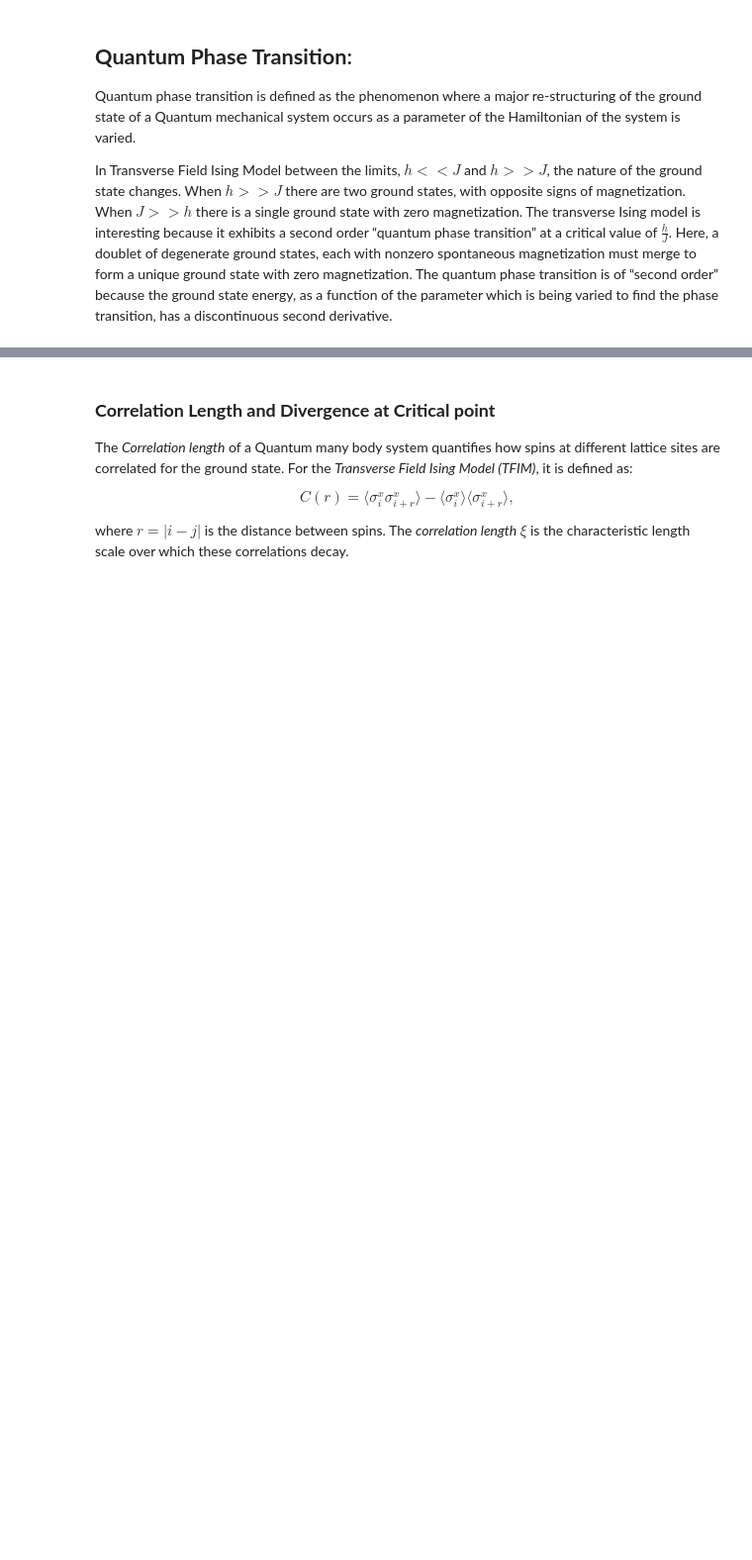
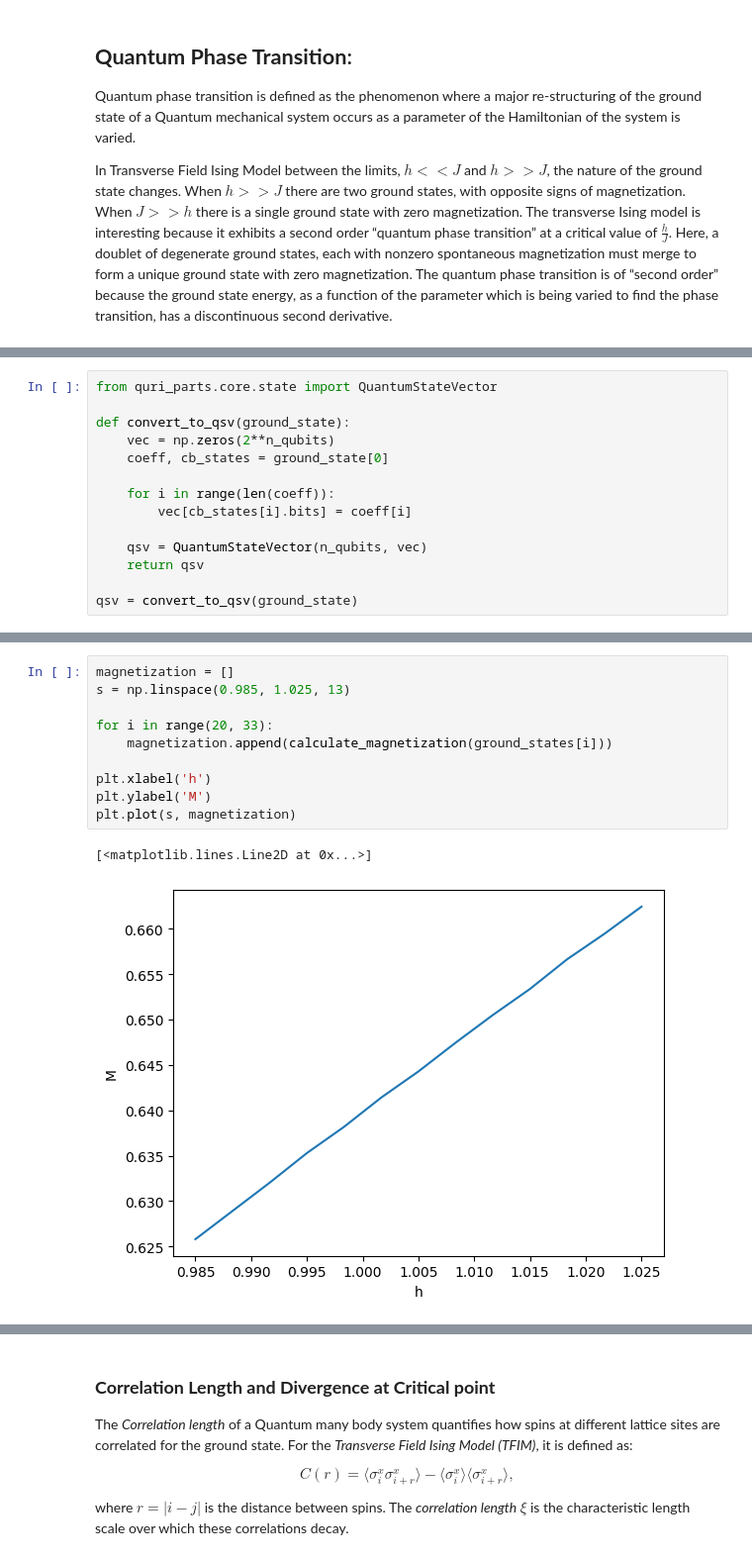
Before and after one commit to QunaSys/quri-parts, a Jupyter notebook: quri_sdk_notebooks/examples/0_quri-algo-vm/5_tfim/TFIM.ipynb, the cells around one changed output, grey strips where cells are left out. Shown at 99% size. Saved outputs shown, nothing was run; the diff lists cells and outputs as text; blank space fills up the shorter version.

```diff
--- a/quri_sdk_notebooks/examples/0_quri-algo-vm/5_tfim/TFIM.ipynb
+++ b/quri_sdk_notebooks/examples/0_quri-algo-vm/5_tfim/TFIM.ipynb
@@ -455,0 +423,14 @@ In Transverse Field Ising Model between the limits, $h << J$ and $h >> J$, the n
+# %%
+from quri_parts.core.state import QuantumStateVector
+
+def convert_to_qsv(ground_state):
+    vec = np.zeros(2**n_qubits)
+    coeff, cb_states = ground_state[0]
+
+    for i in range(len(coeff)):
+        vec[cb_states[i].bits] = coeff[i]
+
+    qsv = QuantumStateVector(n_qubits, vec)
+    return qsv
+
+qsv = convert_to_qsv(ground_state)
@@ -492,0 +485,13 @@ Magnetization for QSCI Ground State Obtained: 0.6404087227415661
+# %%
+magnetization = []
+s = np.linspace(0.985, 1.025, 13)
+
+for i in range(20, 33):
+    magnetization.append(calculate_magnetization(ground_states[i]))
+
+plt.xlabel('h')
+plt.ylabel('M')
+plt.plot(s, magnetization)
+# %% [output]
+[<matplotlib.lines.Line2D at 0x...>]
+[figure, added]
```
Also changed, not shown: parts of 46 cells of this notebook.
